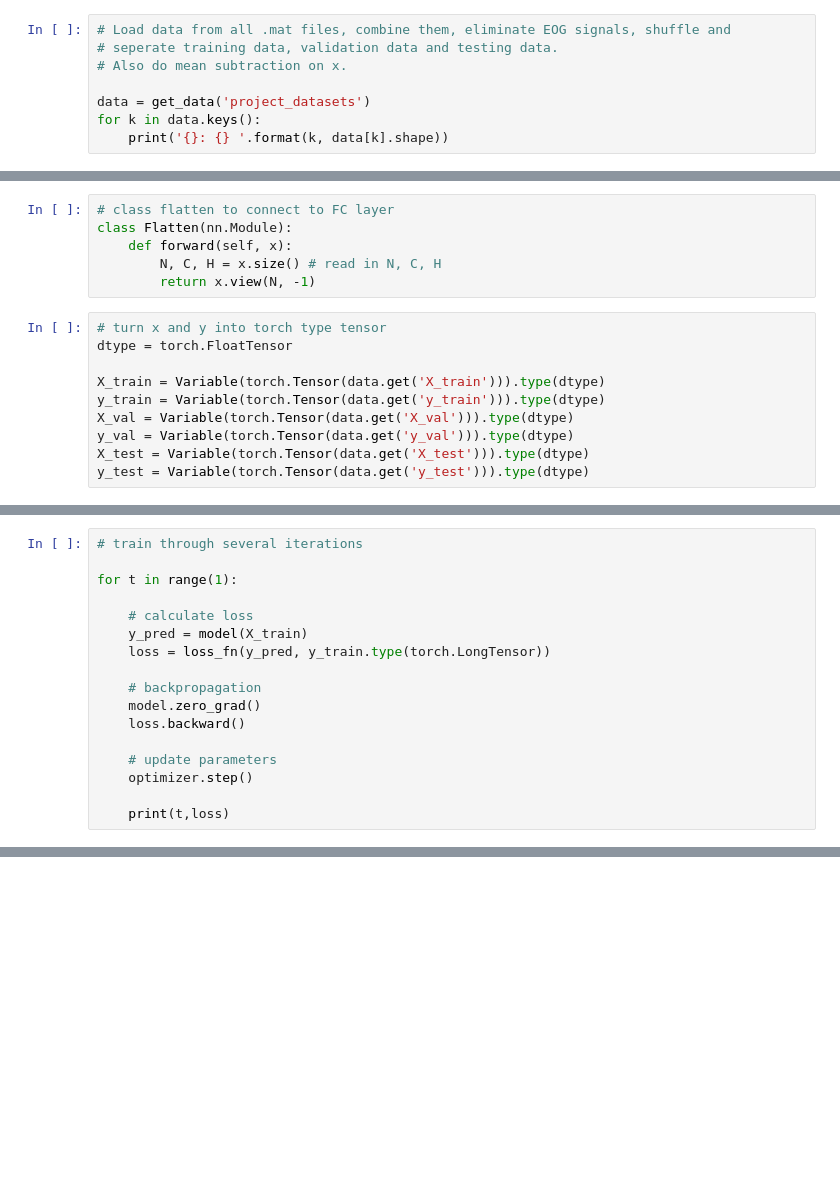
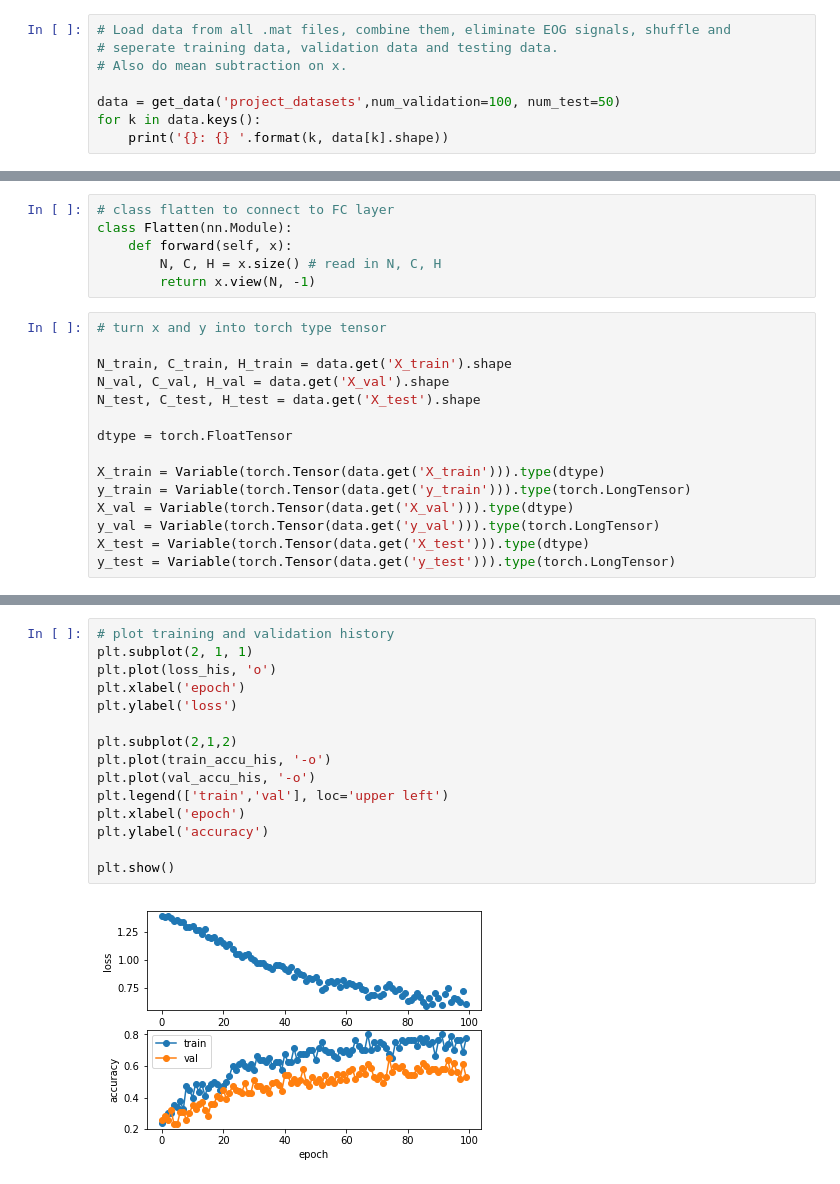
Before and after one commit to theyou21/BigProject, a Jupyter notebook: project_cnn.ipynb, the cells around one changed output, grey strips where cells are left out. Drawn from its saved outputs; the diff is of its cells as text; blank space fills up the shorter version.

Commit message:
Add additional features to cnn_project and got 50%--60% accuracy

```diff
--- a/project_cnn.ipynb
+++ b/project_cnn.ipynb
@@ -12,7 +13,7 @@ from data_utils import get_data
 # seperate training data, validation data and testing data.
 # Also do mean subtraction on x.
 
-data = get_data('project_datasets')
+data = get_data('project_datasets',num_validation=100, num_test=50)
 for k in data.keys():
     print('{}: {} '.format(k, data[k].shape))
 # %% [output]
@@ -50,14 +31,19 @@ class Flatten(nn.Module):
         return x.view(N, -1)
 # %%
 # turn x and y into torch type tensor
+
+N_train, C_train, H_train = data.get('X_train').shape
+N_val, C_val, H_val = data.get('X_val').shape
+N_test, C_test, H_test = data.get('X_test').shape
+
 dtype = torch.FloatTensor
 
 X_train = Variable(torch.Tensor(data.get('X_train'))).type(dtype)
-y_train = Variable(torch.Tensor(data.get('y_train'))).type(dtype)
+y_train = Variable(torch.Tensor(data.get('y_train'))).type(torch.LongTensor)
 X_val = Variable(torch.Tensor(data.get('X_val'))).type(dtype)
-y_val = Variable(torch.Tensor(data.get('y_val'))).type(dtype)
+y_val = Variable(torch.Tensor(data.get('y_val'))).type(torch.LongTensor)
 X_test = Variable(torch.Tensor(data.get('X_test'))).type(dtype)
-y_test = Variable(torch.Tensor(data.get('y_test'))).type(dtype)
+y_test = Variable(torch.Tensor(data.get('y_test'))).type(torch.LongTensor)
 # %%
 # set up sequential model
 
@@ -78,17 +64,0 @@ optimizer = optim.Adam(model.parameters(), lr=1e-3)
-# %%
-# train through several iterations
-
-for t in range(1):
-
-    # calculate loss
-    y_pred = model(X_train)
-    loss = loss_fn(y_pred, y_train.type(torch.LongTensor))
-
-    # backpropagation
-    model.zero_grad()
-    loss.backward()
-
-    # update parameters
-    optimizer.step()
-
-    print(t,loss)
@@ -99,0 +127,17 @@ np.isnan(np.sum(y_temp))
+# %%
+# plot training and validation history
+plt.subplot(2, 1, 1)
+plt.plot(loss_his, 'o')
+plt.xlabel('epoch')
+plt.ylabel('loss')
+
+plt.subplot(2,1,2)
+plt.plot(train_accu_his, '-o')
+plt.plot(val_accu_his, '-o')
+plt.legend(['train','val'], loc='upper left')
+plt.xlabel('epoch')
+plt.ylabel('accuracy')
+
+plt.show()
+# %% [output]
+[figure, added]
```
Also changed, not shown: parts of 7 cells of this notebook.
